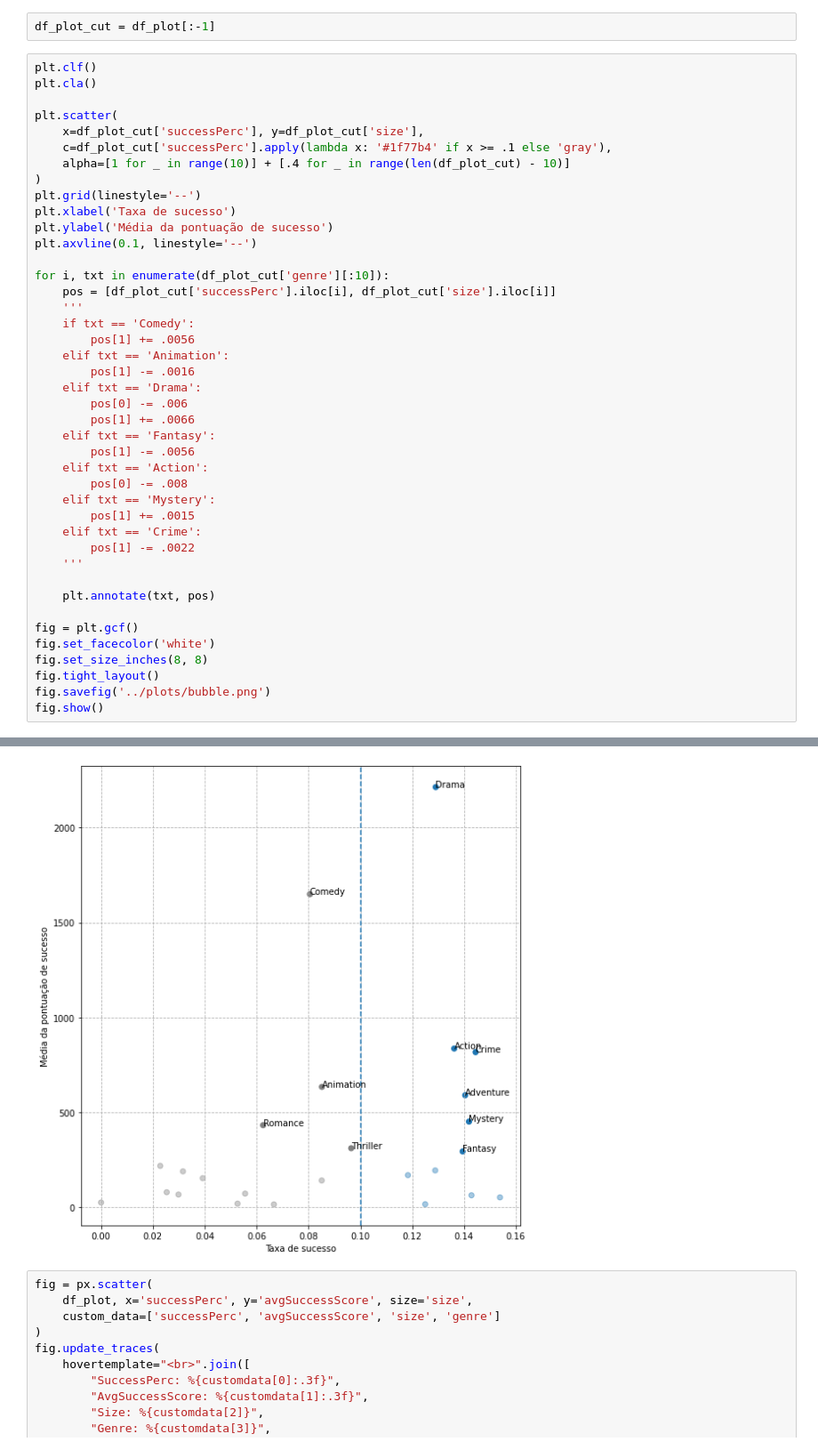
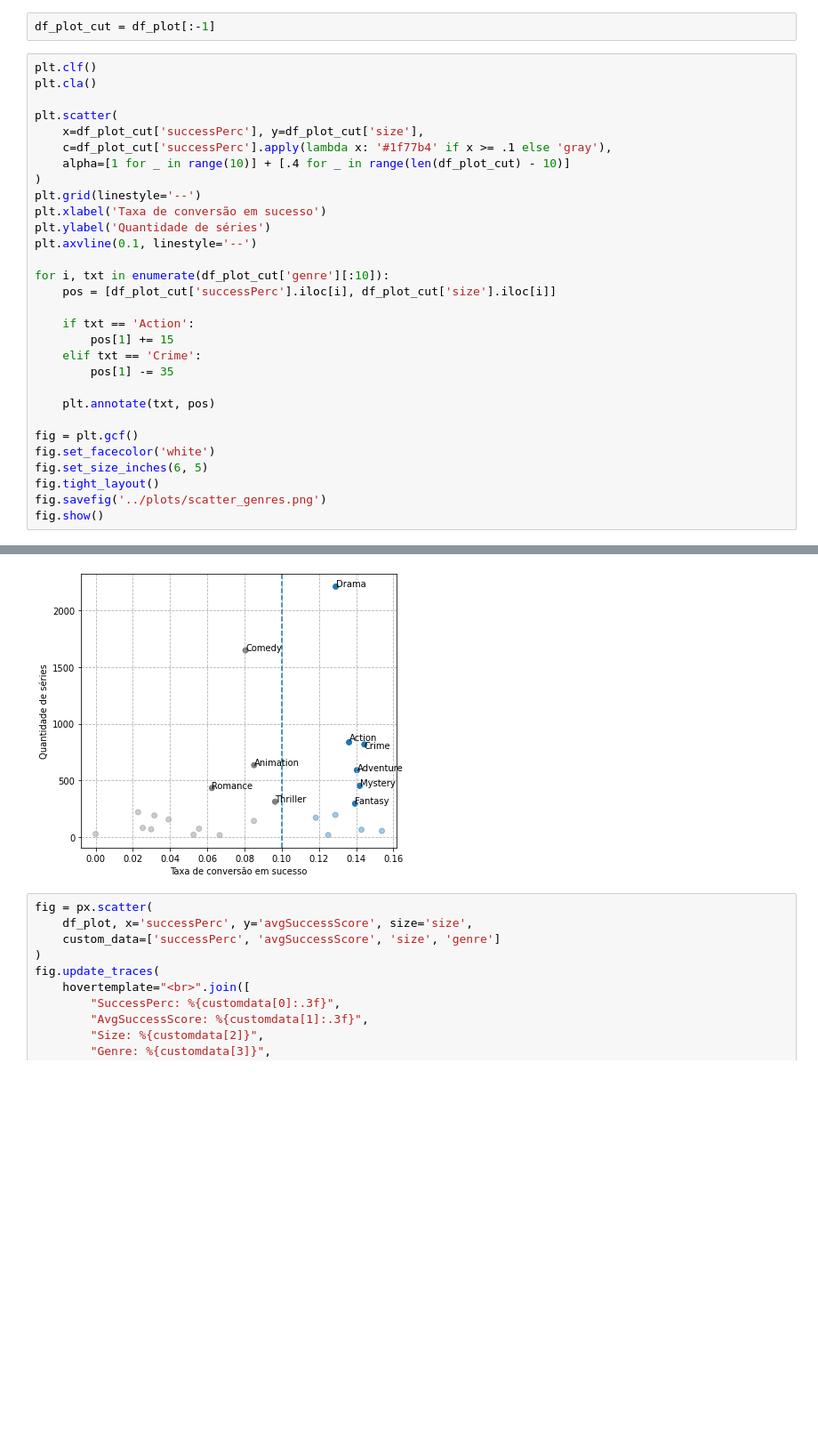
Before and after one commit to MBorgesT/DataVisProject, a Jupyter notebook: eda/genres.ipynb, the cells around one changed output, grey strips where cells are left out. Shown at 89% size. Saved outputs shown, nothing was run; the diff lists cells and outputs as text; blank space fills up the shorter version.

```diff
--- a/eda/genres.ipynb
+++ b/eda/genres.ipynb
@@ -483,48 +483,36 @@ df_plot_cut = df_plot[:-1]
 # %%
 plt.clf()
 plt.cla()
 
 plt.scatter(
     x=df_plot_cut['successPerc'], y=df_plot_cut['size'],
     c=df_plot_cut['successPerc'].apply(lambda x: '#1f77b4' if x >= .1 else 'gray'),
     alpha=[1 for _ in range(10)] + [.4 for _ in range(len(df_plot_cut) - 10)]
 )
 plt.grid(linestyle='--')
-plt.xlabel('Taxa de sucesso')
-plt.ylabel('Média da pontuação de sucesso')
+plt.xlabel('Taxa de conversão em sucesso')
+plt.ylabel('Quantidade de séries')
 plt.axvline(0.1, linestyle='--')
 
 for i, txt in enumerate(df_plot_cut['genre'][:10]):
     pos = [df_plot_cut['successPerc'].iloc[i], df_plot_cut['size'].iloc[i]]
-    '''
-    if txt == 'Comedy':
-        pos[1] += .0056
-    elif txt == 'Animation':
-        pos[1] -= .0016
-    elif txt == 'Drama':
-        pos[0] -= .006
-        pos[1] += .0066
-    elif txt == 'Fantasy':
-        pos[1] -= .0056
-    elif txt == 'Action':
-        pos[0] -= .008
-    elif txt == 'Mystery':
-        pos[1] += .0015
+
+    if txt == 'Action':
+        pos[1] += 15
     elif txt == 'Crime':
-        pos[1] -= .0022
-    '''
+        pos[1] -= 35
 
     plt.annotate(txt, pos)
 
 fig = plt.gcf()
 fig.set_facecolor('white')
-fig.set_size_inches(8, 8)
+fig.set_size_inches(6, 5)
 fig.tight_layout()
-fig.savefig('../plots/bubble.png')
+fig.savefig('../plots/scatter_genres.png')
 fig.show()
 # %% [output]
 Matplotlib is currently using module://matplotlib_inline.backend_inline, which is a non-GUI backend, so cannot show the figure.
-[figure, old version]
+[figure, new version]
 # %%
 fig = px.scatter(
     df_plot, x='successPerc', y='avgSuccessScore', size='size',
```
Also changed, not shown: parts of 10 cells of this notebook, 22 other files.
